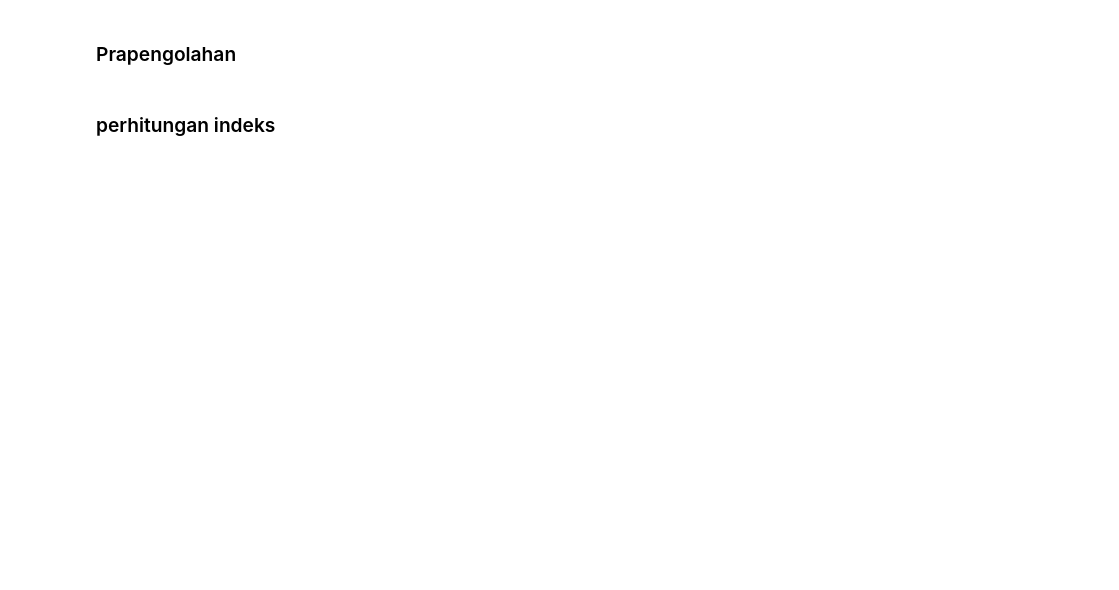
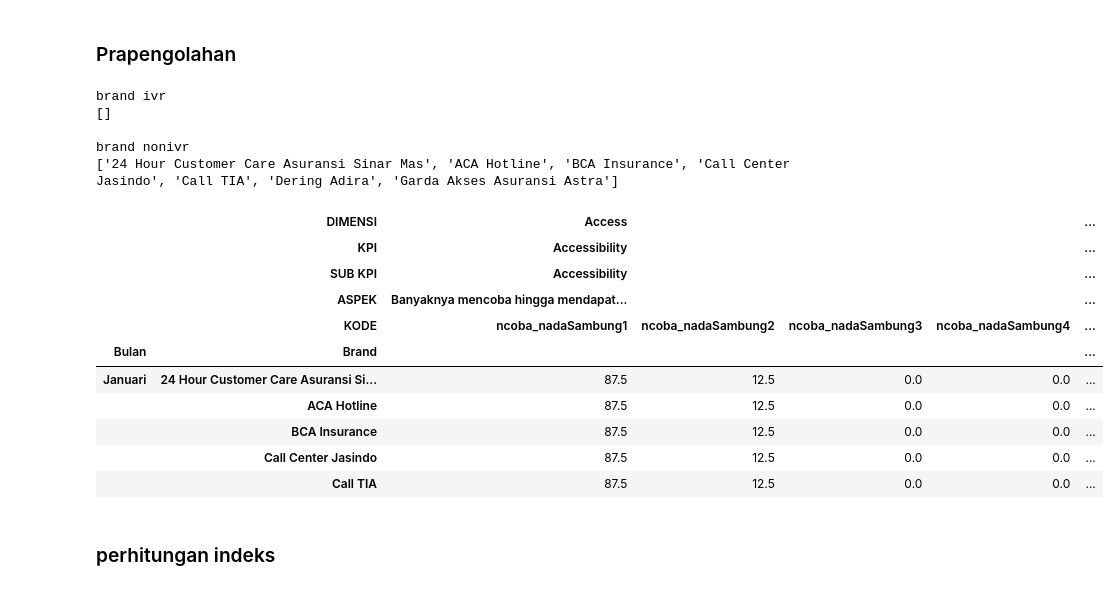
Before and after one commit to datateamFrontier/sei_automation, a Jupyter notebook: olah data indeks.ipynb, the cells around one changed output. Saved outputs shown, nothing was run; the diff lists cells and outputs as text; code cells hidden in the pictures; blank space fills up the shorter version.

```diff
--- a/olah data indeks.ipynb
+++ b/olah data indeks.ipynb
@@ -9,13 +9,18 @@ pd.options.display.max_columns = None
 # %%
 # DEFINE DATA MENTAH
 
-# kriteria = 'call center'
-# kriteria_call_center = 'car insurance'
-# kriteria = 'twitter'
-kriteria = 'email'
+kategori = 'call center'
+# kategori_call_center = 'regular banking'
+kategori_call_center = 'car insurance'
+# kategori = 'twitter'
+# kategori = 'email'
+# kategori = 'online chat'
 
-file_data_mentah = 'data mentah '+kriteria+'.xlsx'
-file_bobot = "bobot/bobot perhitungan "+kriteria+".xlsx"
+if kategori=='call center':
+    file_data_mentah = 'data mentah/data mentah '+kategori+' - '+kategori_call_center+' - 2021.xlsx'
+else:
+    file_data_mentah = 'data mentah/data mentah '+kategori+' - 2021.xlsx'
+file_bobot = "bobot/bobot perhitungan "+kategori+'.xlsx'
 
 data_mentah = pd.read_excel(file_data_mentah)
 
@@ -31,10 +39,36 @@ data_mentah = od.drop_null_row(data_mentah)
 
 # DEFINE LIST BRAND
 list_brand = data_mentah['Brand'].unique()
-if kriteria == 'call center':
-    brand_ivr, brand_nonivr = od.get_ivr_nonivr(list_brand, kriteria_call_center)
+if kategori=='call center':
+    brand_ivr, brand_nonivr = od.get_ivr_nonivr(data_mentah, list_brand)
 
 # TABEL CROSSTAB
-crosstab_rata_transpose= od.crosstab_rata_transpose(data_mentah, list_brand)
+crosstab_rata_transpose, crosstab_rata= od.crosstab_rata_transpose(data_mentah, list_brand, data_bobot)
+# %%
+print("brand ivr")
+print(brand_ivr)
+print("")
+print("brand nonivr")
+print(brand_nonivr)
+# %% [output]
+brand ivr
+[]
+
+brand nonivr
+['24 Hour Customer Care Asuransi Sinar Mas', 'ACA Hotline', 'BCA Insurance', 'Call Center Jasindo', 'Call TIA', 'Dering Adira', 'Garda Akses Asuransi Astra']
+# %%
+crosstab_rata.head()
+# %% [output]
+|  | DIMENSI | Access |  |  |  | ... |
+|  | KPI | Accessibility |  |  |  | ... |
+|  | SUB KPI | Accessibility |  |  |  | ... |
+|  | ASPEK | Banyaknya mencoba hingga mendapat... |  |  |  | ... |
+|  | KODE | ncoba_nadaSambung1 | ncoba_nadaSambung2 | ncoba_nadaSambung3 | ncoba_nadaSambung4 | ... |
+| Bulan | Brand |  |  |  |  | ... |
+| Januari | 24 Hour Customer Care Asuransi Si... | 87.5 | 12.5 | 0.0 | 0.0 | ... |
+|  | ACA Hotline | 87.5 | 12.5 | 0.0 | 0.0 | ... |
+|  | BCA Insurance | 87.5 | 12.5 | 0.0 | 0.0 | ... |
+|  | Call Center Jasindo | 87.5 | 12.5 | 0.0 | 0.0 | ... |
+|  | Call TIA | 87.5 | 12.5 | 0.0 | 0.0 | ... |
 # %% [markdown]
 ### perhitungan indeks
```
Also changed, not shown: parts of 8 cells of this notebook, 44 other files.
